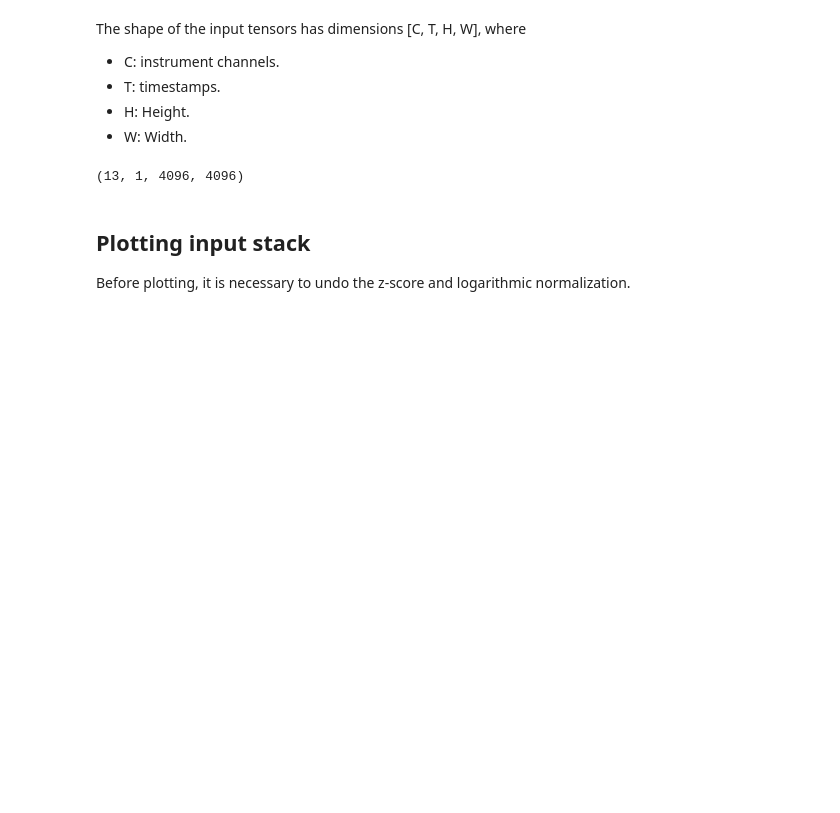
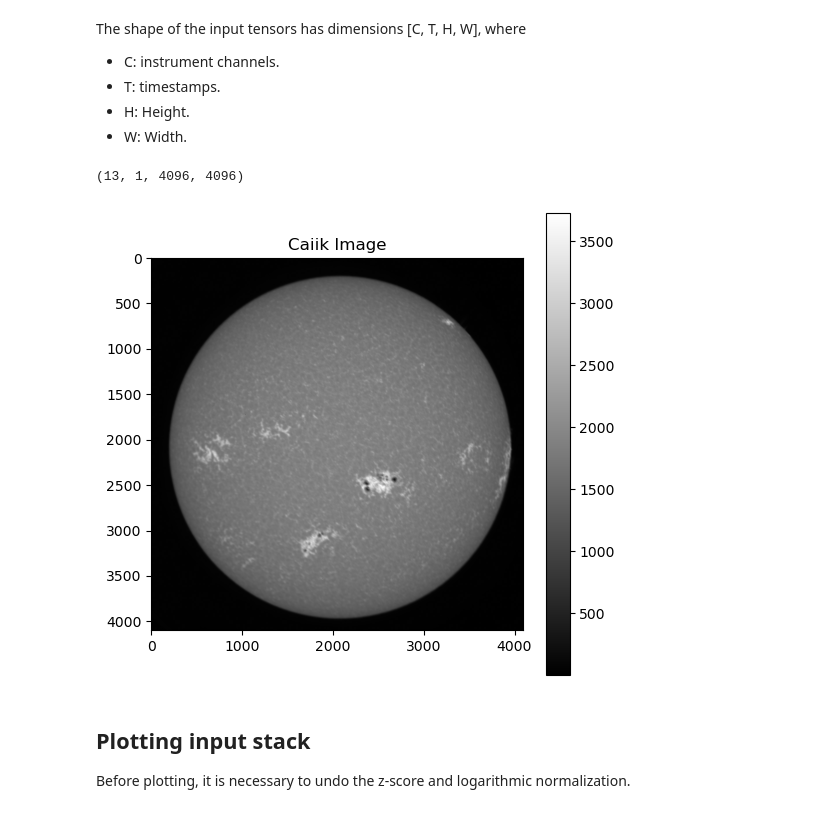
Before and after one commit to SwRI-IDEA-Lab/surya_workshop, a Jupyter notebook: downstream_apps/haodi/0_dataset_dataloader_template_haodi.ipynb, the cells around one changed output. Saved outputs shown, nothing was run; the diff lists cells and outputs as text; code cells hidden in the pictures; blank space fills up the shorter version.

```diff
--- a/downstream_apps/haodi/0_dataset_dataloader_template_haodi.ipynb
+++ b/downstream_apps/haodi/0_dataset_dataloader_template_haodi.ipynb
@@ -286,6 +300,17 @@ The shape of the input tensors has dimensions [C, T, H, W], where
 item['ts'].shape
 # %% [output]
 (13, 1, 4096, 4096)
+# %%
+# add caiik image plot
+caiik_image = item['caiik']
+
+plt.figure(figsize=(6,6))
+plt.imshow(caiik_image, cmap='gray')
+plt.colorbar()
+plt.title('Caiik Image')
+plt.show()
+# %% [output]
+[figure, added]
 # %% [markdown]
 ## Plotting input stack
 
```
Also changed, not shown: parts of 9 cells of this notebook.
